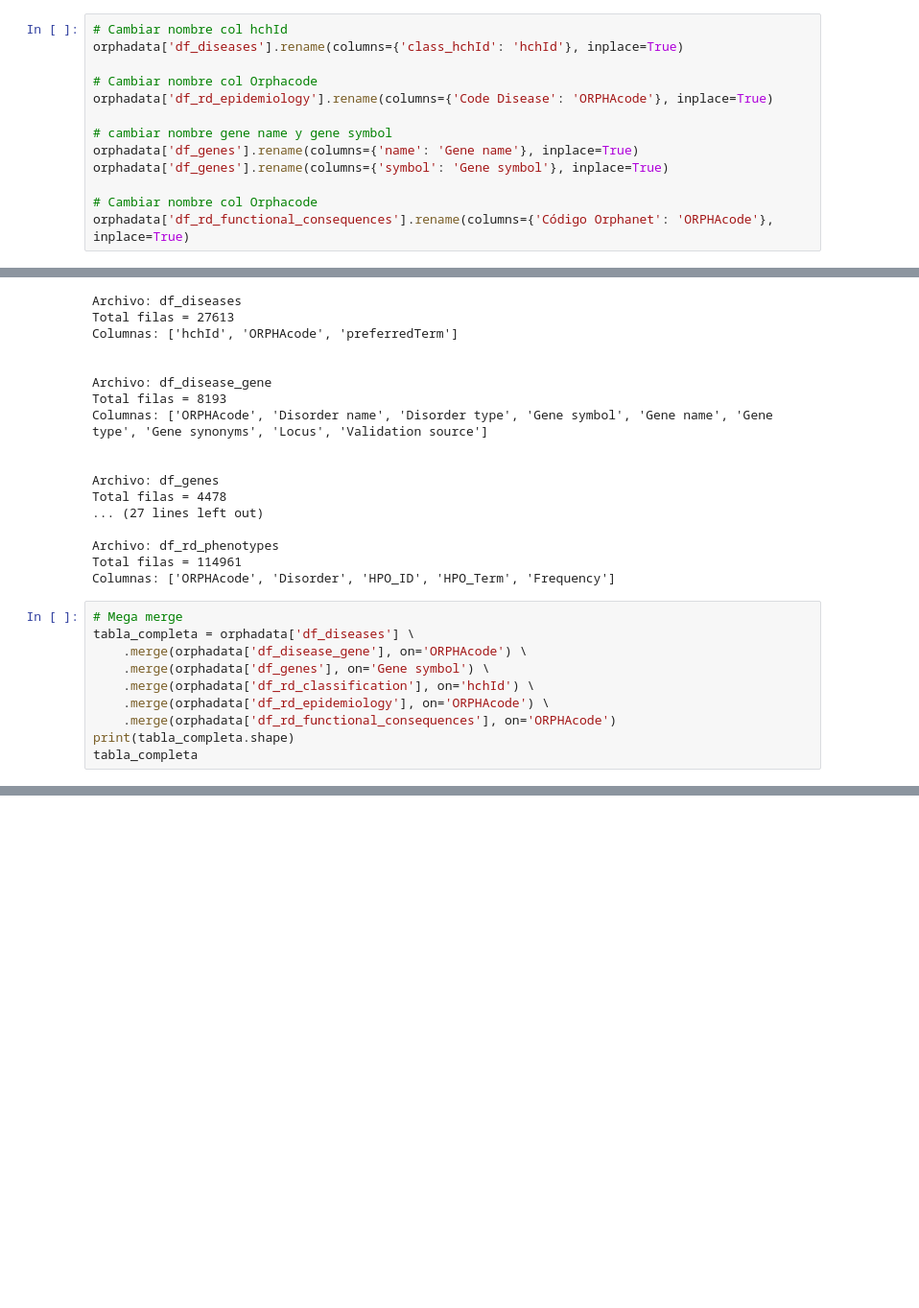
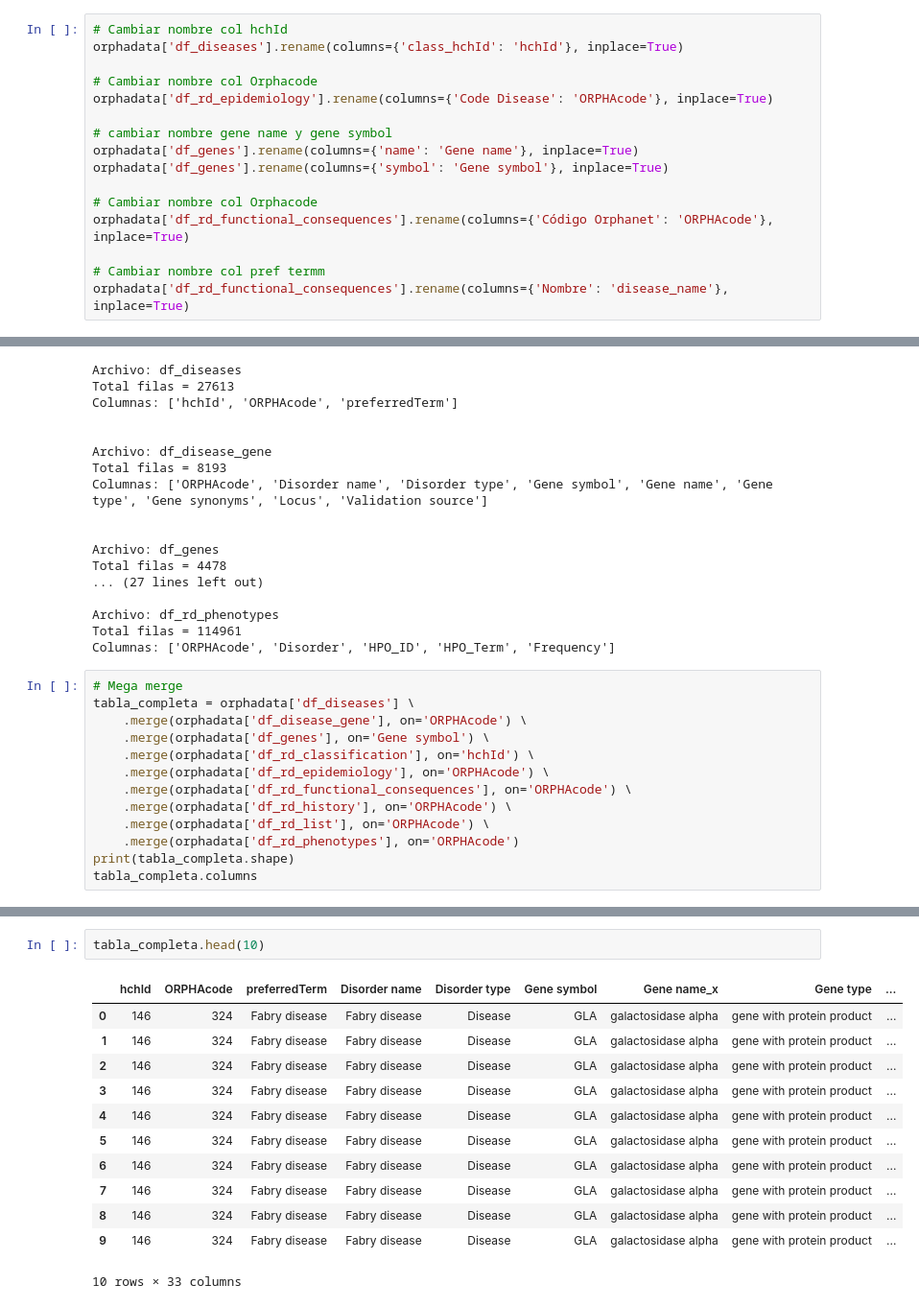
Before and after one commit to Muriburu/ITAcademy, a Jupyter notebook: Sprint 10 - Pràctica final/Code/Tratamiento_datos_Orphadata.ipynb, the cells around one changed output, grey strips where cells are left out. Shown: that part at 96% size. Cells and saved outputs as stored; diff of their text form; blank space fills up the shorter version.

```diff
--- a/Sprint 10 - Pràctica final/Code/Tratamiento_datos_Orphadata.ipynb
+++ b/Sprint 10 - Pràctica final/Code/Tratamiento_datos_Orphadata.ipynb
@@ -47,6 +47,9 @@ orphadata['df_genes'].rename(columns={'symbol': 'Gene symbol'}, inplace=True)
 
 # Cambiar nombre col Orphacode
 orphadata['df_rd_functional_consequences'].rename(columns={'Código Orphanet': 'ORPHAcode'}, inplace=True)
+
+# Cambiar nombre col pref termm
+orphadata['df_rd_functional_consequences'].rename(columns={'Nombre': 'disease_name'}, inplace=True)
 # %%
 for nombre_archivo, dataframe in orphadata.items():
     print(f"Archivo: {nombre_archivo}")
@@ -78,7 +81,10 @@ tabla_completa = orphadata['df_diseases'] \
     .merge(orphadata['df_genes'], on='Gene symbol') \
     .merge(orphadata['df_rd_classification'], on='hchId') \
     .merge(orphadata['df_rd_epidemiology'], on='ORPHAcode') \
-    .merge(orphadata['df_rd_functional_consequences'], on='ORPHAcode')
+    .merge(orphadata['df_rd_functional_consequences'], on='ORPHAcode') \
+    .merge(orphadata['df_rd_history'], on='ORPHAcode') \
+    .merge(orphadata['df_rd_list'], on='ORPHAcode') \
+    .merge(orphadata['df_rd_phenotypes'], on='ORPHAcode')
 print(tabla_completa.shape)
-tabla_completa
+tabla_completa.columns
 # %% [output]
@@ -98,0 +101,15 @@ tabla_completa
+# %%
+tabla_completa.head(10)
+# %% [output]
+|  | hchId | ORPHAcode | preferredTerm | Disorder name | Disorder type | Gene symbol | Gene name_x | Gene type | ... |
+| 0 | 146 | 324 | Fabry disease | Fabry disease | Disease | GLA | galactosidase alpha | gene with protein product | ... |
+| 1 | 146 | 324 | Fabry disease | Fabry disease | Disease | GLA | galactosidase alpha | gene with protein product | ... |
+| 2 | 146 | 324 | Fabry disease | Fabry disease | Disease | GLA | galactosidase alpha | gene with protein product | ... |
+| 3 | 146 | 324 | Fabry disease | Fabry disease | Disease | GLA | galactosidase alpha | gene with protein product | ... |
+| 4 | 146 | 324 | Fabry disease | Fabry disease | Disease | GLA | galactosidase alpha | gene with protein product | ... |
+| 5 | 146 | 324 | Fabry disease | Fabry disease | Disease | GLA | galactosidase alpha | gene with protein product | ... |
+| 6 | 146 | 324 | Fabry disease | Fabry disease | Disease | GLA | galactosidase alpha | gene with protein product | ... |
+| 7 | 146 | 324 | Fabry disease | Fabry disease | Disease | GLA | galactosidase alpha | gene with protein product | ... |
+| 8 | 146 | 324 | Fabry disease | Fabry disease | Disease | GLA | galactosidase alpha | gene with protein product | ... |
+| 9 | 146 | 324 | Fabry disease | Fabry disease | Disease | GLA | galactosidase alpha | gene with protein product | ... |
+10 rows × 33 columns
```
Also changed, not shown: parts of 10 cells of this notebook, 1 other file.
